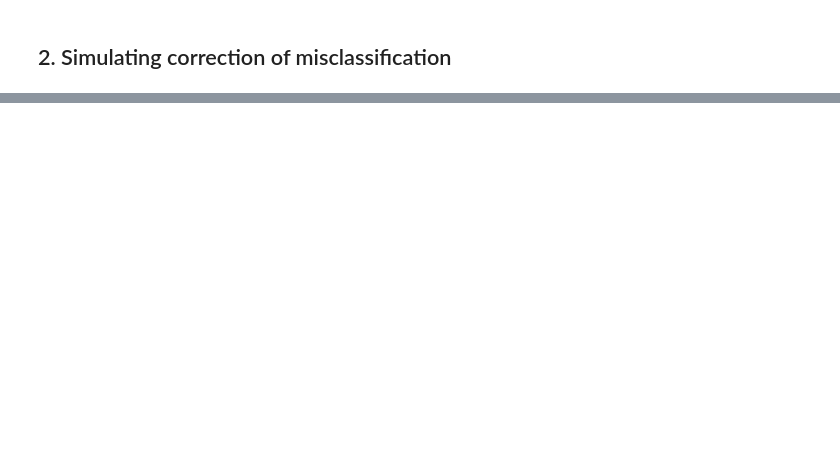
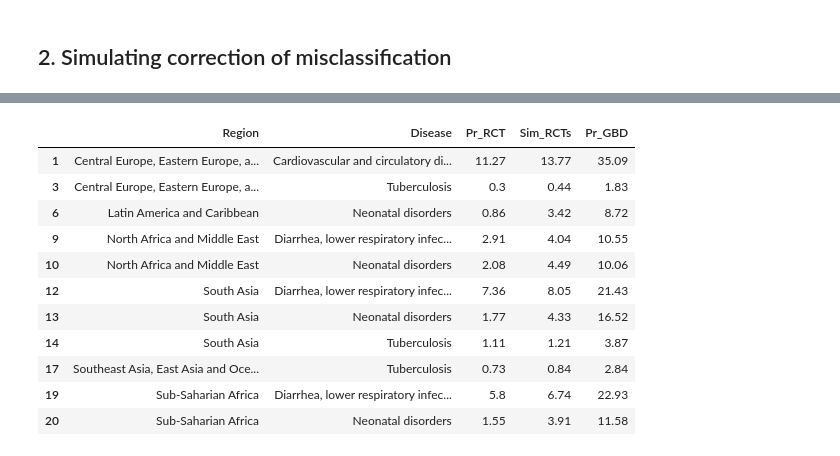
Before and after one commit to iatal/RCTvsBurden, a Jupyter notebook: E- Sensitivity analysis.ipynb, the cells around one changed output, grey strips where cells are left out. Saved outputs shown, nothing was run; the diff lists cells and outputs as text; code cells hidden in the pictures; blank space fills up the shorter version.

```diff
--- a/E- Sensitivity analysis.ipynb
+++ b/E- Sensitivity analysis.ipynb
@@ -96,0 +235,35 @@ Lreg <-
+# %%
+for(g in dis){
+
+    T <- tryCatch(read.table(paste(c("/media/igna/Elements/HotelDieu/Cochrane/Mapping_Cancer/Incertitude_mapping/Simulations/Res_simul27_",
+                            as.character(which(Mgbd$cause_name==g)),".txt"),collapse="")),error=NULL)
+
+    if(length(T)!=0){
+        M <- matrix(T[,1]/T[,2],ncol=7,byrow=TRUE)
+        SIM <- apply(M,2,function(x){quantile(x,0.95)})
+        SIM <- data.frame(SIM)
+        GAPS$Sim_RCTs[GAPS$Disease==g] <- SIM$SIM[regs%in%GAPS$Region[GAPS$Disease==g]]
+    }
+
+}
+# %%
+GAPS$Robust <- FALSE
+# %%
+GAPS$Robust[2*GAPS$Sim_RCTs<GAPS$Pr_GBD] <- TRUE
+# %%
+GAPS[,c(7,9,10)] <- round(100*GAPS[,c(7,9,10)],digits=2)
+# %%
+GAPS[GAPS$Robust,c(4,3,7,10,9)]
+# %% [output]
+|  | Region | Disease | Pr_RCT | Sim_RCTs | Pr_GBD |
+| 1 | Central Europe, Eastern Europe, a... | Cardiovascular and circulatory di... | 11.27 | 13.77 | 35.09 |
+| 3 | Central Europe, Eastern Europe, a... | Tuberculosis | 0.3 | 0.44 | 1.83 |
+| 6 | Latin America and Caribbean | Neonatal disorders | 0.86 | 3.42 | 8.72 |
+| 9 | North Africa and Middle East | Diarrhea, lower respiratory infec... | 2.91 | 4.04 | 10.55 |
+| 10 | North Africa and Middle East | Neonatal disorders | 2.08 | 4.49 | 10.06 |
+| 12 | South Asia | Diarrhea, lower respiratory infec... | 7.36 | 8.05 | 21.43 |
+| 13 | South Asia | Neonatal disorders | 1.77 | 4.33 | 16.52 |
+| 14 | South Asia | Tuberculosis | 1.11 | 1.21 | 3.87 |
+| 17 | Southeast Asia, East Asia and Oce... | Tuberculosis | 0.73 | 0.84 | 2.84 |
+| 19 | Sub-Saharian Africa | Diarrhea, lower respiratory infec... | 5.8 | 6.74 | 22.93 |
+| 20 | Sub-Saharian Africa | Neonatal disorders | 1.55 | 3.91 | 11.58 |
```
Also changed, not shown: parts of 27 cells of this notebook.
